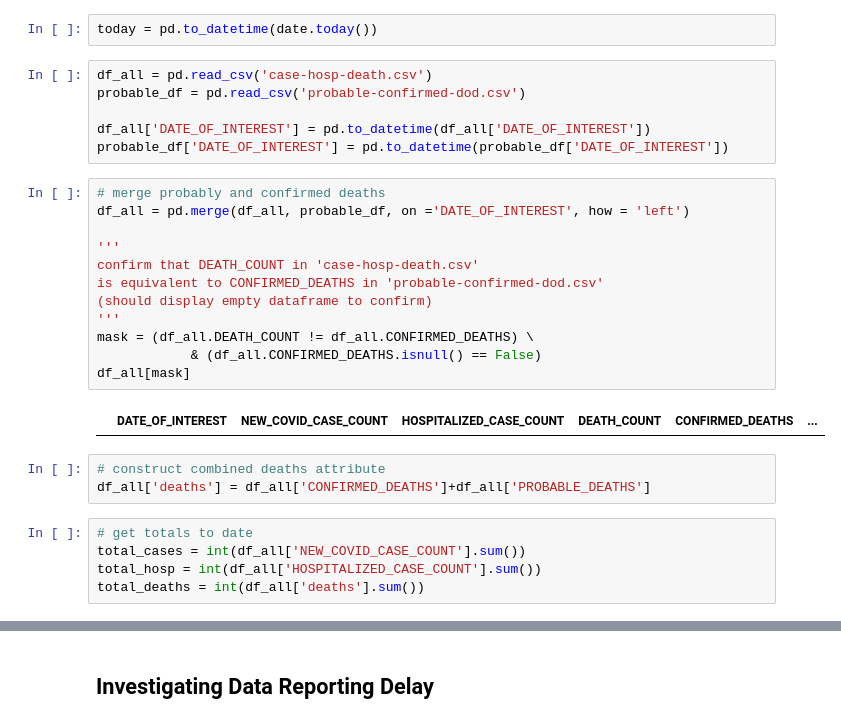
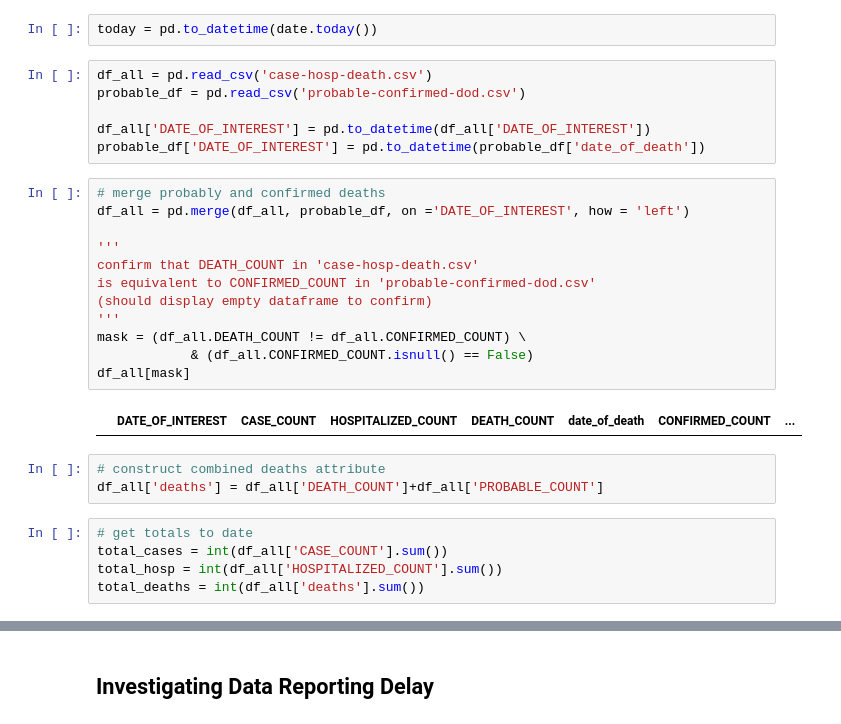
Before and after one commit to akrhea/coronavirus-data, a Jupyter notebook: NYC COVID Plots.ipynb, the cells around one changed output, grey strips where cells are left out. Drawn from its saved outputs; the diff is of its cells as text.

```diff
--- a/NYC COVID Plots.ipynb
+++ b/NYC COVID Plots.ipynb
@@ -18,28 +18,28 @@ df_all = pd.read_csv('case-hosp-death.csv')
 probable_df = pd.read_csv('probable-confirmed-dod.csv')
 
 df_all['DATE_OF_INTEREST'] = pd.to_datetime(df_all['DATE_OF_INTEREST'])
-probable_df['DATE_OF_INTEREST'] = pd.to_datetime(probable_df['DATE_OF_INTEREST'])
+probable_df['DATE_OF_INTEREST'] = pd.to_datetime(probable_df['date_of_death'])
 # %%
 # merge probably and confirmed deaths
 df_all = pd.merge(df_all, probable_df, on ='DATE_OF_INTEREST', how = 'left')
 
 '''
 confirm that DEATH_COUNT in 'case-hosp-death.csv'
-is equivalent to CONFIRMED_DEATHS in 'probable-confirmed-dod.csv'
+is equivalent to CONFIRMED_COUNT in 'probable-confirmed-dod.csv'
 (should display empty dataframe to confirm)
 '''
-mask = (df_all.DEATH_COUNT != df_all.CONFIRMED_DEATHS) \
-            & (df_all.CONFIRMED_DEATHS.isnull() == False)
+mask = (df_all.DEATH_COUNT != df_all.CONFIRMED_COUNT) \
+            & (df_all.CONFIRMED_COUNT.isnull() == False)
 df_all[mask]
 # %% [output]
-|  | DATE_OF_INTEREST | NEW_COVID_CASE_COUNT | HOSPITALIZED_CASE_COUNT | DEATH_COUNT | CONFIRMED_DEATHS | ... |
+|  | DATE_OF_INTEREST | CASE_COUNT | HOSPITALIZED_COUNT | DEATH_COUNT | date_of_death | CONFIRMED_COUNT | ... |
 # %%
 # construct combined deaths attribute
-df_all['deaths'] = df_all['CONFIRMED_DEATHS']+df_all['PROBABLE_DEATHS']
+df_all['deaths'] = df_all['DEATH_COUNT']+df_all['PROBABLE_COUNT']
 # %%
 # get totals to date
-total_cases = int(df_all['NEW_COVID_CASE_COUNT'].sum())
-total_hosp = int(df_all['HOSPITALIZED_CASE_COUNT'].sum())
+total_cases = int(df_all['CASE_COUNT'].sum())
+total_hosp = int(df_all['HOSPITALIZED_COUNT'].sum())
 total_deaths = int(df_all['deaths'].sum())
 # %%
 def run_dash_with_x_newest_days_removed(x):
```
Also changed, not shown: parts of 6 cells of this notebook.
